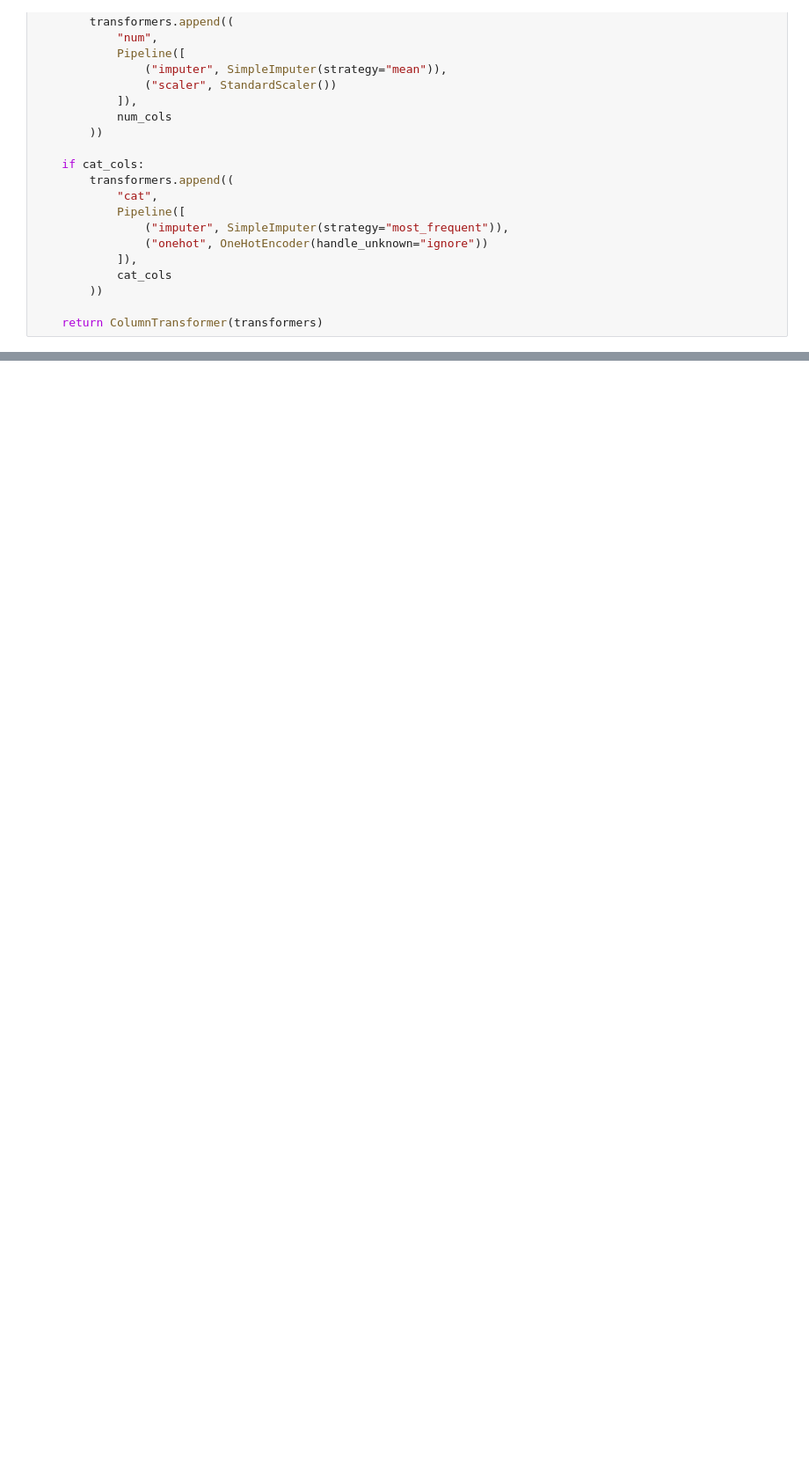
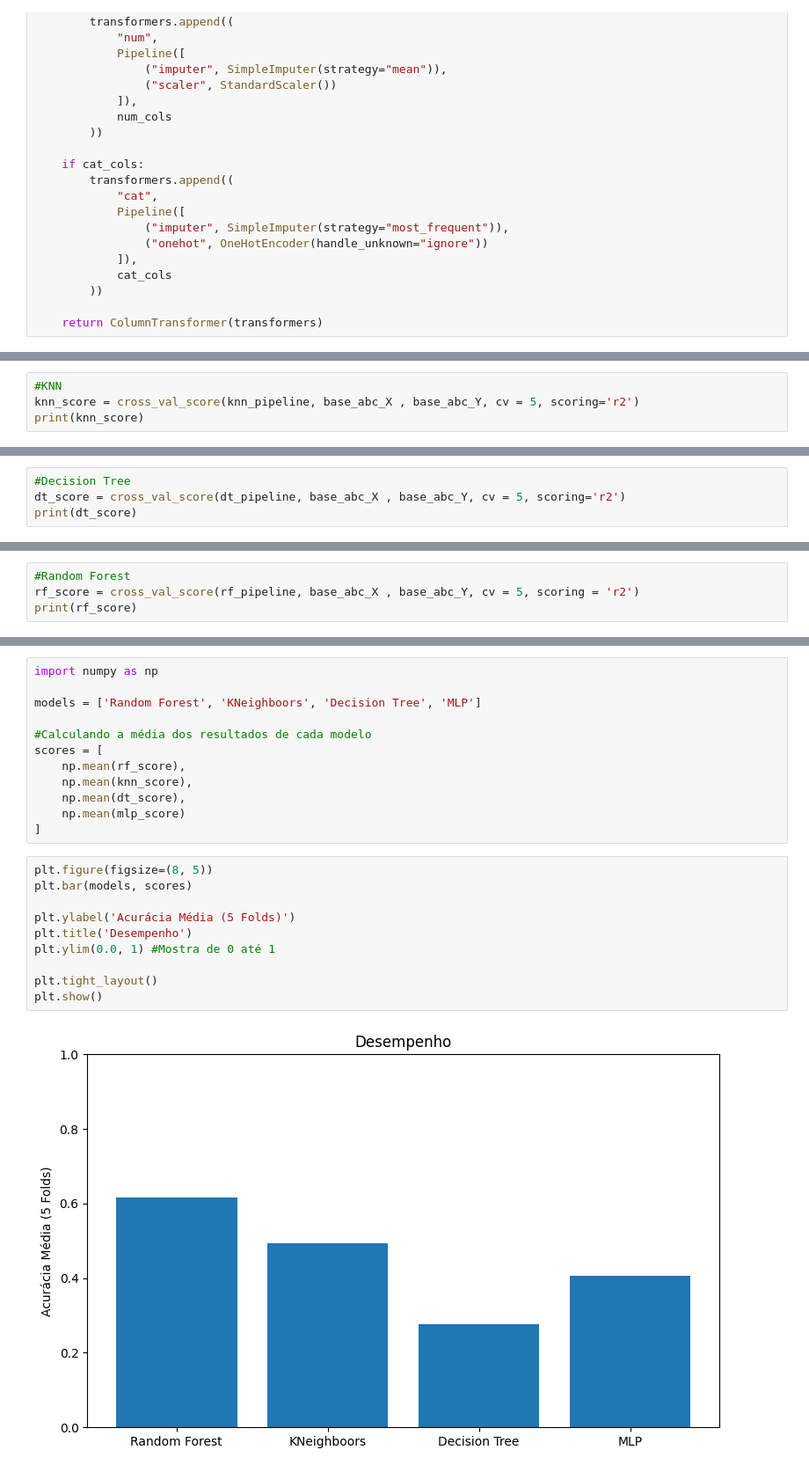
Before and after one commit to daninatan/machine-learn, a Jupyter notebook: Base_Soja_Fund_ABC/Treinando_Modelos_Atributos_Selecionados.ipynb, the cells around one changed output, grey strips where cells are left out. Shown at 88% size. Drawn from its saved outputs; the diff is of its cells as text; blank space fills up the shorter version.

```diff
--- a/Base_Soja_Fund_ABC/Treinando_Modelos_Atributos_Selecionados.ipynb
+++ b/Base_Soja_Fund_ABC/Treinando_Modelos_Atributos_Selecionados.ipynb
@@ -284,0 +303,4 @@ knn_pipeline = Pipeline(steps=[
+# %%
+#KNN
+knn_score = cross_val_score(knn_pipeline, base_abc_X , base_abc_Y, cv = 5, scoring='r2')
+print(knn_score)
@@ -284,0 +309,4 @@ knn_pipeline = Pipeline(steps=[
+# %%
+#Decision Tree
+dt_score = cross_val_score(dt_pipeline, base_abc_X , base_abc_Y, cv = 5, scoring='r2')
+print(dt_score)
@@ -284,0 +315,4 @@ knn_pipeline = Pipeline(steps=[
+# %%
+#Random Forest
+rf_score = cross_val_score(rf_pipeline, base_abc_X , base_abc_Y, cv = 5, scoring = 'r2')
+print(rf_score)
@@ -284,0 +321,24 @@ knn_pipeline = Pipeline(steps=[
+# %%
+import numpy as np
+
+models = ['Random Forest', 'KNeighboors', 'Decision Tree', 'MLP']
+
+#Calculando a média dos resultados de cada modelo
+scores = [
+    np.mean(rf_score),
+    np.mean(knn_score),
+    np.mean(dt_score),
+    np.mean(mlp_score)
+]
+# %%
+plt.figure(figsize=(8, 5))
+plt.bar(models, scores)
+
+plt.ylabel('Acurácia Média (5 Folds)')
+plt.title('Desempenho')
+plt.ylim(0.0, 1) #Mostra de 0 até 1
+
+plt.tight_layout()
+plt.show()
+# %% [output]
+[figure, added]
```
Also changed, not shown: parts of 5 cells of this notebook, 2 other files.
